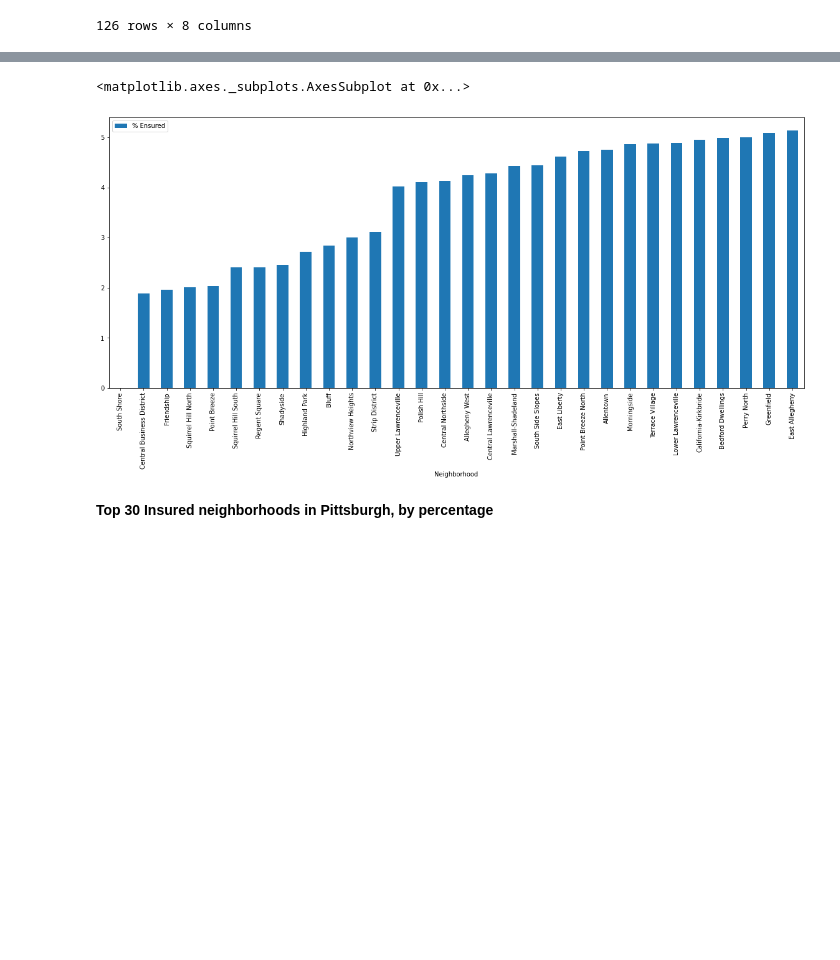
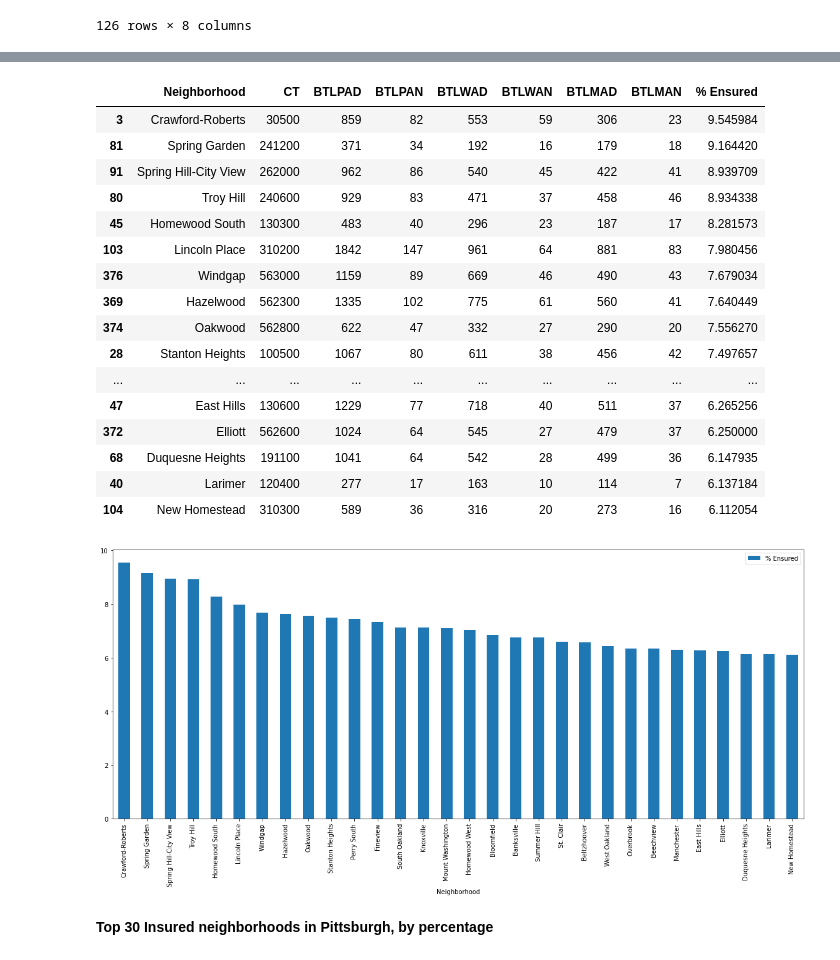
Before and after one commit to mmb181/FinalProject, a Jupyter notebook: Kittrick Data/KittrickMetric.ipynb, the cells around one changed output, grey strips where cells are left out. Drawn from its saved outputs; the diff is of its cells as text; code cells hidden in the pictures; blank space fills up the shorter version.

```diff
--- a/Kittrick Data/KittrickMetric.ipynb
+++ b/Kittrick Data/KittrickMetric.ipynb
@@ -114,9 +102,27 @@ dataset
 # %%
-dataset = dataset.sort_values('% Ensured')
+dataset = dataset.sort_values('% Ensured', ascending=False)
+
 dataset.head(30).plot.bar(x='Neighborhood', y='% Ensured', figsize=(20,8))
+dataset.head(30)
 # %% [output]
-<matplotlib.axes._subplots.AxesSubplot at 0x...>
+|  | Neighborhood | CT | BTLPAD | BTLPAN | BTLWAD | BTLWAN | BTLMAD | BTLMAN | % Ensured |
+| 3 | Crawford-Roberts | 30500 | 859 | 82 | 553 | 59 | 306 | 23 | 9.545984 |
+| 81 | Spring Garden | 241200 | 371 | 34 | 192 | 16 | 179 | 18 | 9.164420 |
+| 91 | Spring Hill-City View | 262000 | 962 | 86 | 540 | 45 | 422 | 41 | 8.939709 |
+| 80 | Troy Hill | 240600 | 929 | 83 | 471 | 37 | 458 | 46 | 8.934338 |
+| 45 | Homewood South | 130300 | 483 | 40 | 296 | 23 | 187 | 17 | 8.281573 |
+| 103 | Lincoln Place | 310200 | 1842 | 147 | 961 | 64 | 881 | 83 | 7.980456 |
+| 376 | Windgap | 563000 | 1159 | 89 | 669 | 46 | 490 | 43 | 7.679034 |
+| 369 | Hazelwood | 562300 | 1335 | 102 | 775 | 61 | 560 | 41 | 7.640449 |
+| 374 | Oakwood | 562800 | 622 | 47 | 332 | 27 | 290 | 20 | 7.556270 |
+| 28 | Stanton Heights | 100500 | 1067 | 80 | 611 | 38 | 456 | 42 | 7.497657 |
+| ... | ... | ... | ... | ... | ... | ... | ... | ... | ... |
+| 47 | East Hills | 130600 | 1229 | 77 | 718 | 40 | 511 | 37 | 6.265256 |
+| 372 | Elliott | 562600 | 1024 | 64 | 545 | 27 | 479 | 37 | 6.250000 |
+| 68 | Duquesne Heights | 191100 | 1041 | 64 | 542 | 28 | 499 | 36 | 6.147935 |
+| 40 | Larimer | 120400 | 277 | 17 | 163 | 10 | 114 | 7 | 6.137184 |
+| 104 | New Homestead | 310300 | 589 | 36 | 316 | 20 | 273 | 16 | 6.112054 |
-[figure, old version]
+[figure, new version]
 # %% [markdown]
 **Top 30 Insured neighborhoods in Pittsburgh, by percentage**
 # %%
```
Also changed, not shown: parts of 4 cells of this notebook, 5 other files.
